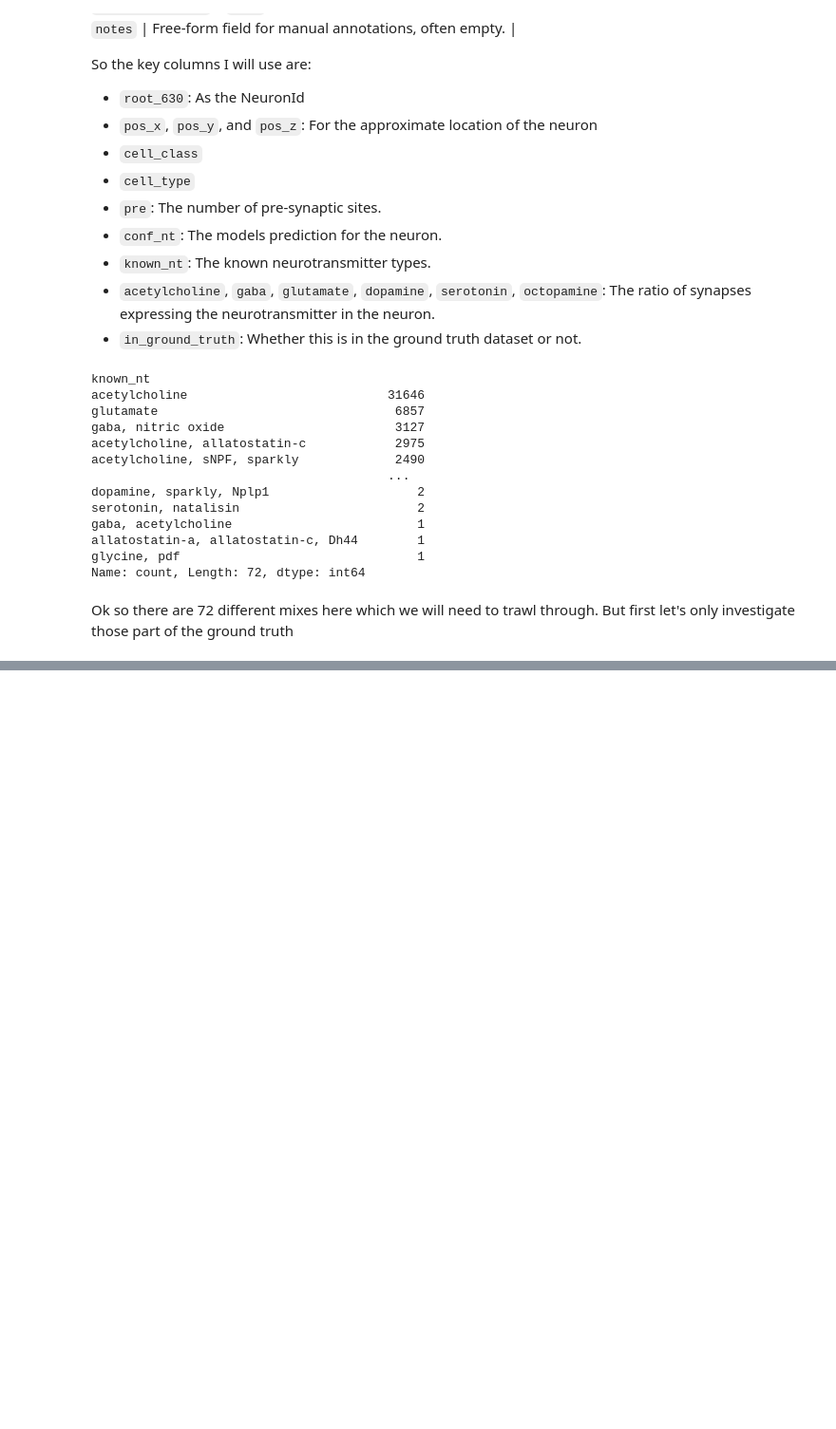
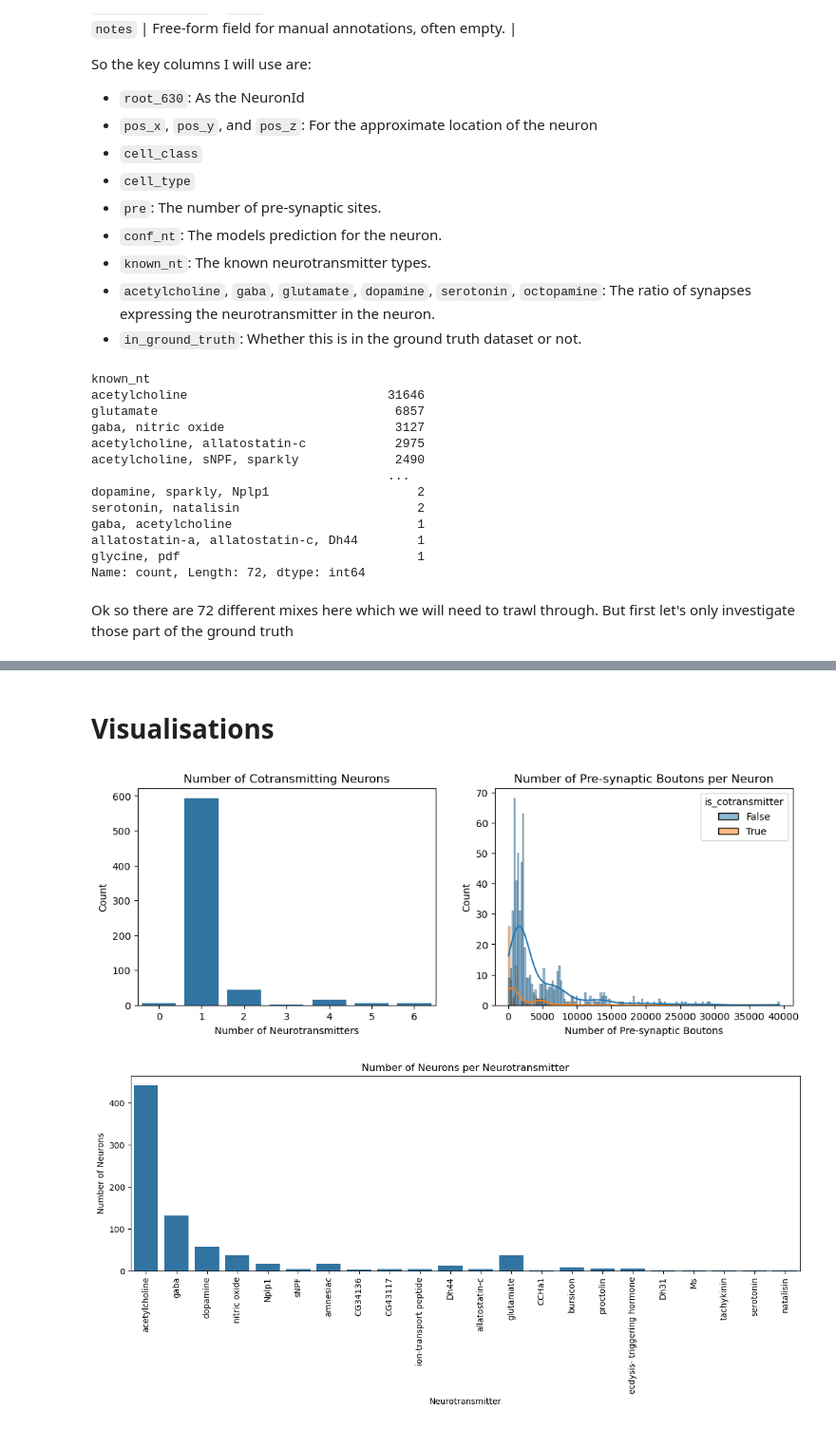
Before and after one commit to mleiwe/FAU-Connectomics, a Jupyter notebook: notebooks/data_s4_exploration.ipynb, the cells around one changed output, grey strips where cells are left out. Shown at 95% size. Cells and saved outputs as stored; diff of their text form; code cells hidden in the pictures; blank space fills up the shorter version.

```diff
--- a/notebooks/data_s4_exploration.ipynb
+++ b/notebooks/data_s4_exploration.ipynb
@@ -103,0 +102,3 @@ df =
+# %%
+df = s4_df[s4_df['in_ground_truth']]
+df
@@ -103,0 +163,17 @@ df =
+# %%
+final_df = df[['root_630','pre','pos_x','pos_y','pos_z','cell_class','cell_type','known_nt']]
+
+# now start with one hot encoding the known_nt column
+final_df.loc[:,nts_present] = False
+
+for index, row in final_df.iterrows():
+    nts = str(row['known_nt']).split(',')
+    for nt in nts:
+        nt = nt.strip()
+        if nt in nts_present:
+            final_df.at[index, nt] = True
+
+final_df['num_nts'] = final_df[nts_present].sum(axis=1)
+final_df['is_cotransmitter'] = final_df['num_nts'] > 1
+final_df
+#temp = ['acetylcholine_present','gaba_present','dopamine_present','nitric_oxide_present','Nplp1_present','sNPF_present','amnesiac', 'CG34136', 'CG43117', 'ion-transport peptide', 'Dh44', 'allatostatin-c', 'glutamate', 'CCHa1', 'bursicon', 'proctolin', 'ecdysis- triggering hormone', 'Dh31', 'Ms', 'tachykinin', 'serotonin', 'natalisin']
@@ -103,0 +194,39 @@ df =
+# %% [markdown]
+# Visualisations
+# %%
+fig, ax = plt.subplots(1,2, figsize=(12, 4))
+
+# Plot the number of cotransmitting neurons
+sns.countplot(data=final_df, x='num_nts', ax=ax[0])
+ax[0].set_title('Number of Cotransmitting Neurons')
+ax[0].set_xlabel('Number of Neurotransmitters')
+ax[0].set_ylabel('Count')
+
+# Plot the number of pre-synaptic boutons per neuron
+sns.histplot(data=final_df, x='pre', hue='is_cotransmitter', binwidth=250, kde=True, ax=ax[1])
+ax[1].set_title('Number of Pre-synaptic Boutons per Neuron')
+ax[1].set_xlabel('Number of Pre-synaptic Boutons')
+ax[1].set_ylabel('Count')
+
+# Plot the ratios for each neurotransmitter type
+temp = {}
+for nt in nts_present:
+    temp[nt] = final_df[nt].value_counts().to_dict()
+temp_df = pd.DataFrame(temp).T
+
+plt.figure(figsize=(12,6))
+sns.barplot(x=temp_df.index, y=temp_df[True])
+plt.xticks(rotation=90)
+plt.xlabel('Neurotransmitter')
+plt.ylabel('Number of Neurons')
+plt.title('Number of Neurons per Neurotransmitter')
+plt.tight_layout()
+plt.show()
+
+# sns.barplot(data=pd.DataFrame(temp), ax=ax[1,0])
+# ax[1,0].set_title('Neurotransmitter Ratios')
+# ax[1,0].set_xlabel('Neurotransmitter')
+# ax[1,0].set_ylabel('Count')
+# %% [output]
+[figure, added]
+[figure, added]
```
Also changed, not shown: parts of 13 cells of this notebook.
